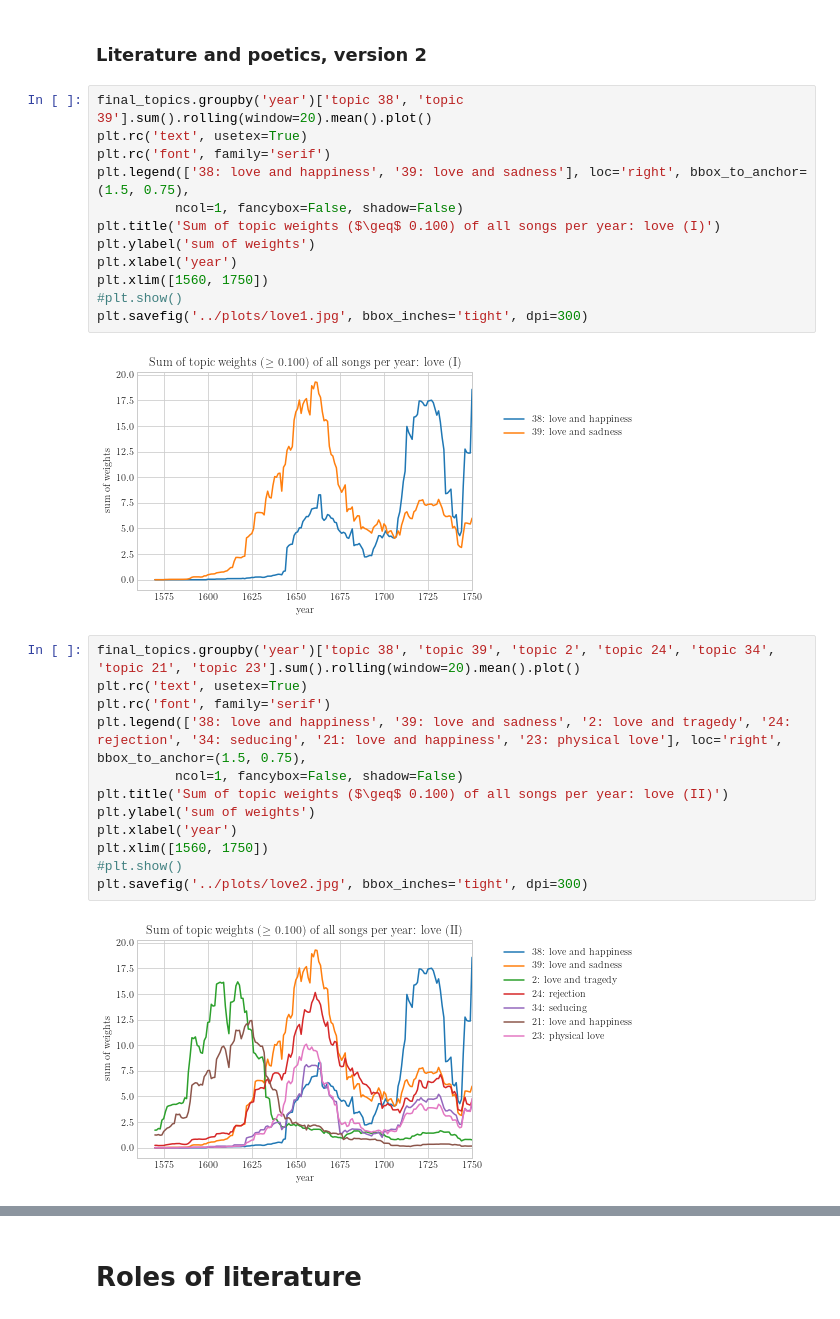
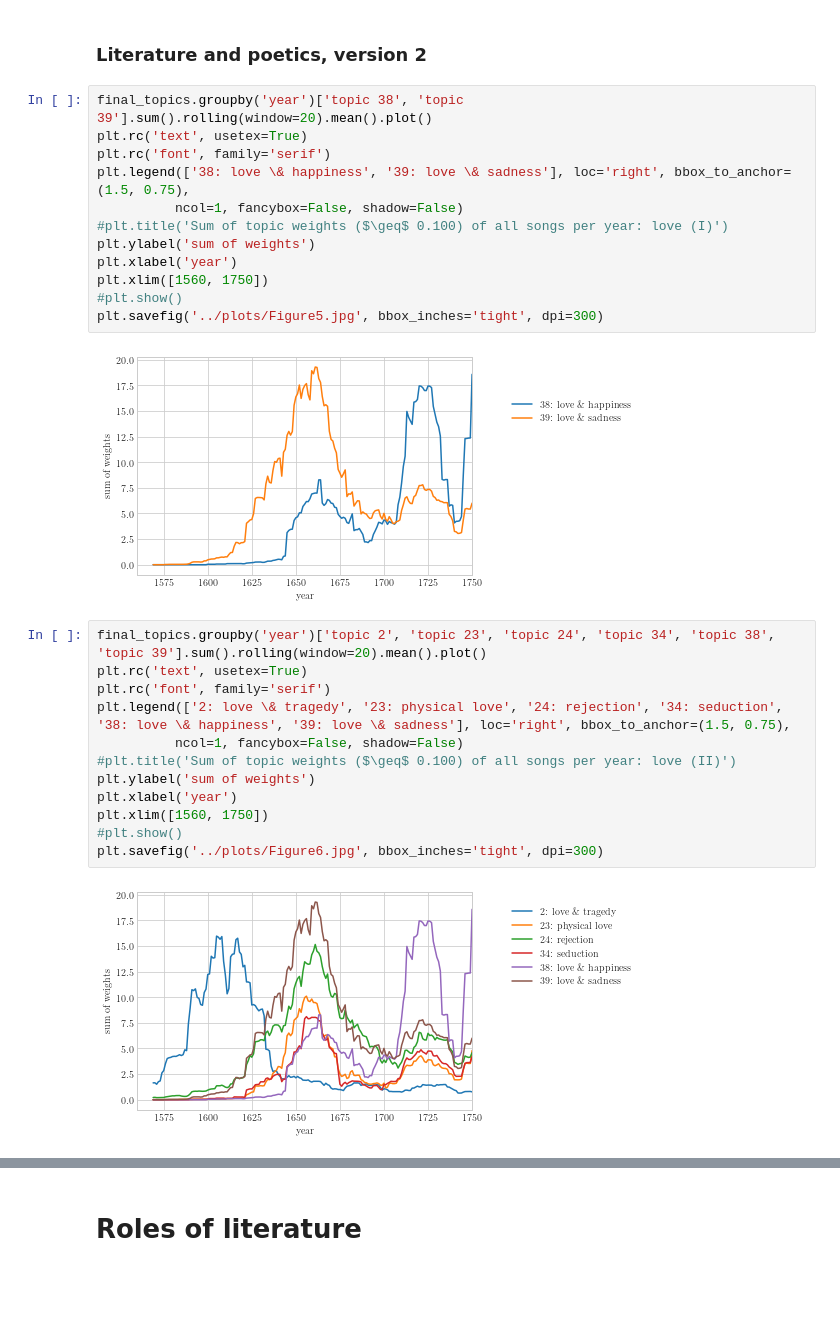
Before and after one commit to awlassche/dutch-historical-song-topics, a Jupyter notebook: notebooks/Topical Fluctuations EMLC.ipynb, the cells around one changed output, grey strips where cells are left out. Saved outputs shown, nothing was run; the diff lists cells and outputs as text; blank space fills up the shorter version.

```diff
--- a/notebooks/Topical Fluctuations EMLC.ipynb
+++ b/notebooks/Topical Fluctuations EMLC.ipynb
@@ -482,29 +482,29 @@ plt.savefig('../plots/religion2.jpg', bbox_inches='tight', dpi=300)
 # %%
 final_topics.groupby('year')['topic 38', 'topic 39'].sum().rolling(window=20).mean().plot()
 plt.rc('text', usetex=True)
 plt.rc('font', family='serif')
-plt.legend(['38: love and happiness', '39: love and sadness'], loc='right', bbox_to_anchor=(1.5, 0.75),
+plt.legend(['38: love \& happiness', '39: love \& sadness'], loc='right', bbox_to_anchor=(1.5, 0.75),
           ncol=1, fancybox=False, shadow=False)
-plt.title('Sum of topic weights ($\geq$ 0.100) of all songs per year: love (I)')
+#plt.title('Sum of topic weights ($\geq$ 0.100) of all songs per year: love (I)')
 plt.ylabel('sum of weights')
 plt.xlabel('year')
 plt.xlim([1560, 1750])
 #plt.show()
-plt.savefig('../plots/love1.jpg', bbox_inches='tight', dpi=300)
+plt.savefig('../plots/Figure5.jpg', bbox_inches='tight', dpi=300)
 # %% [output]
-[figure, old version]
+[figure, new version]
 # %%
-final_topics.groupby('year')['topic 38', 'topic 39', 'topic 2', 'topic 24', 'topic 34', 'topic 21', 'topic 23'].sum().rolling(window=20).mean().plot()
+final_topics.groupby('year')['topic 2', 'topic 23', 'topic 24', 'topic 34', 'topic 38', 'topic 39'].sum().rolling(window=20).mean().plot()
 plt.rc('text', usetex=True)
 plt.rc('font', family='serif')
-plt.legend(['38: love and happiness', '39: love and sadness', '2: love and tragedy', '24: rejection', '34: seducing', '21: love and happiness', '23: physical love'], loc='right', bbox_to_anchor=(1.5, 0.75),
+plt.legend(['2: love \& tragedy', '23: physical love', '24: rejection', '34: seduction', '38: love \& happiness', '39: love \& sadness'], loc='right', bbox_to_anchor=(1.5, 0.75),
           ncol=1, fancybox=False, shadow=False)
-plt.title('Sum of topic weights ($\geq$ 0.100) of all songs per year: love (II)')
+#plt.title('Sum of topic weights ($\geq$ 0.100) of all songs per year: love (II)')
 plt.ylabel('sum of weights')
 plt.xlabel('year')
 plt.xlim([1560, 1750])
 #plt.show()
-plt.savefig('../plots/love2.jpg', bbox_inches='tight', dpi=300)
+plt.savefig('../plots/Figure6.jpg', bbox_inches='tight', dpi=300)
 # %% [output]
-[figure, old version]
+[figure, new version]
 # %%
```
Also changed, not shown: parts of 3 cells of this notebook.
